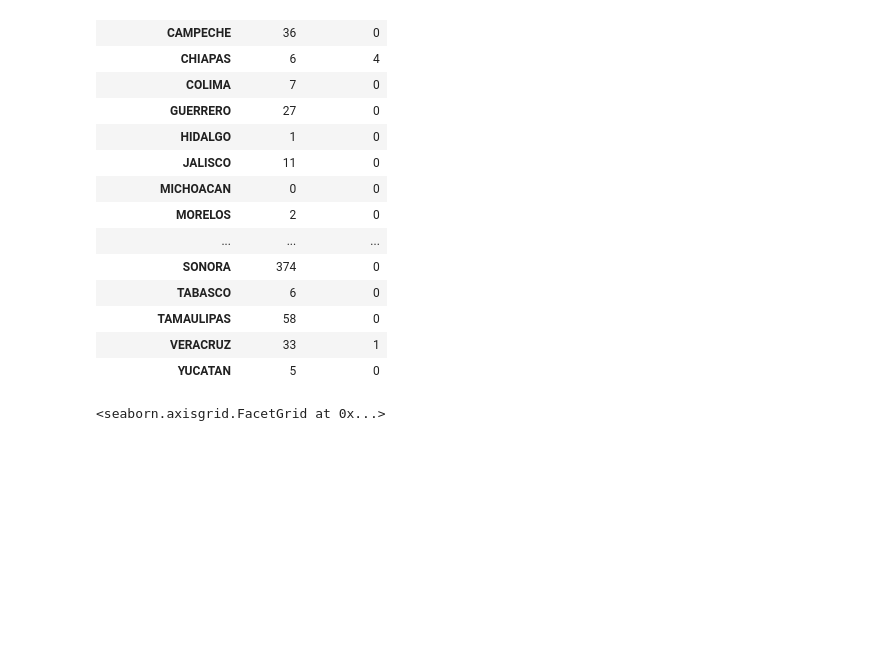
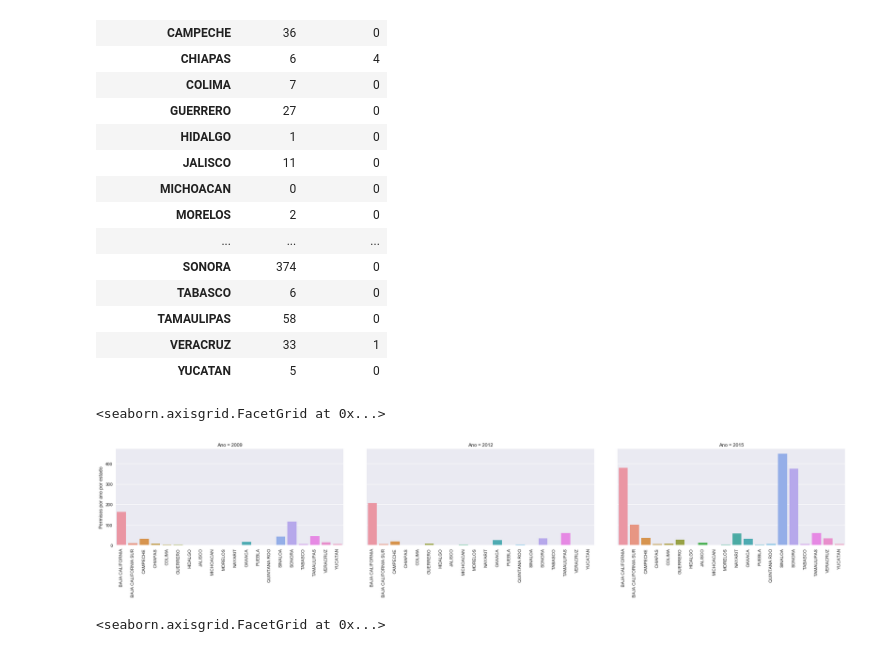
Before and after one commit to pescandodatos/analisis, a Jupyter notebook: Beneficio_Social.ipynb, the cells around one changed output. Drawn from its saved outputs; the diff is of its cells as text; code cells hidden in the pictures; blank space fills up the shorter version.

```diff
--- a/Beneficio_Social.ipynb
+++ b/Beneficio_Social.ipynb
@@ -131,6 +131,13 @@ permisos_concesiones.loc[permisos_concesiones['Ano'] == 2015][['Entidad', 'Permi
 | TAMAULIPAS | 58 | 0 |
 | VERACRUZ | 33 | 1 |
 | YUCATAN | 5 | 0 |
+# %%
+# Permisos  Distribuidas por Estado por Año
+g2 = sns.factorplot(x="Entidad", y="Permisos", col="Ano", data=permisos_concesiones,kind="bar", ci=None, aspect=2)
+(g2.set_axis_labels("", "Permisos por ano por estado").set_xticklabels(rotation=90))
+# %% [output]
+<seaborn.axisgrid.FacetGrid at 0x...>
+[figure, added]
 # %%
 # Permisos Concedidas Distribuidas por Estado por Año
 g2 = sns.factorplot(x="Entidad", y="Concesiones", col="Ano", data=permisos_concesiones,kind="bar", ci=None, aspect=2)
```
Also changed, not shown: parts of 5 cells of this notebook, 2 other files.
